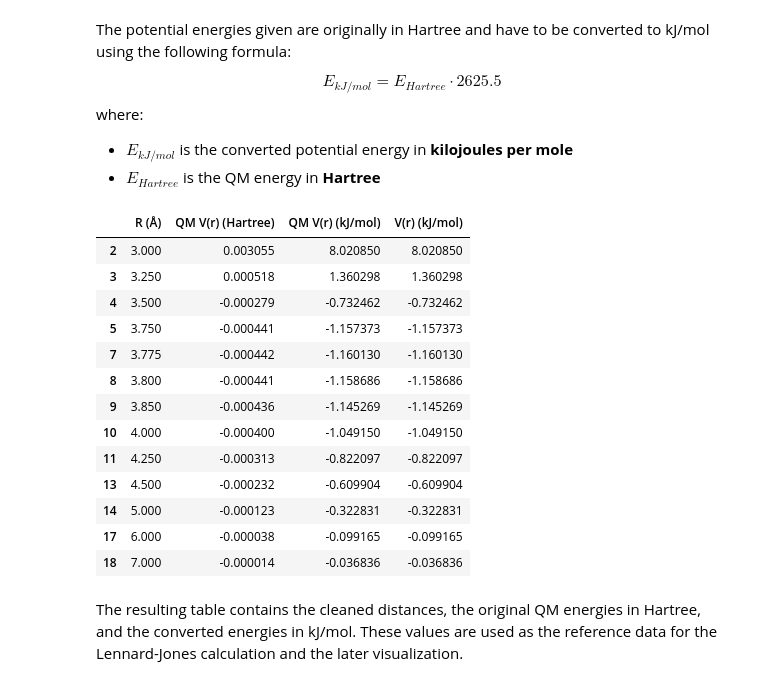
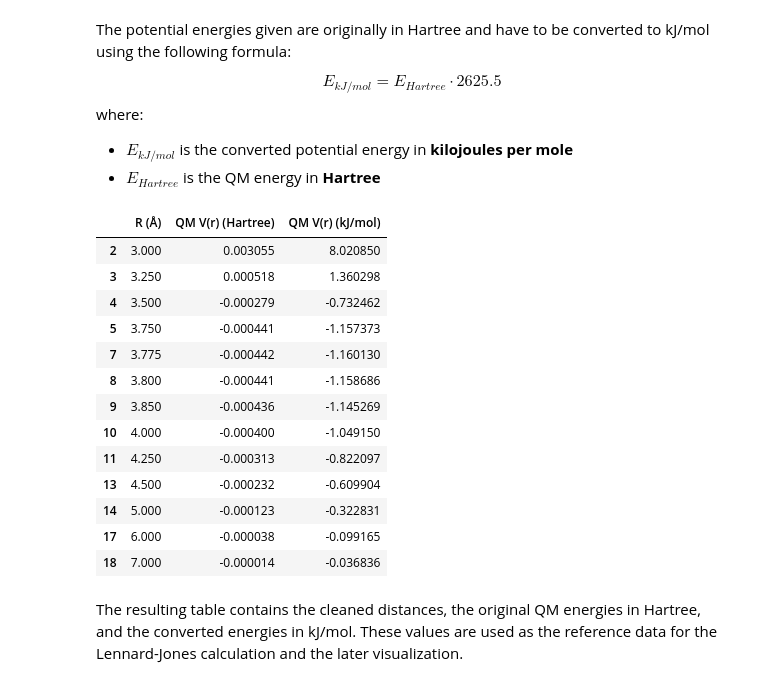
Before and after one commit to CowsGottaMoo/JupyterLabVSC, a Jupyter notebook: Scientific Programming with Python/homework/homework_3/the_interaction_between_two_atoms.ipynb, the cells around one changed output. Cells and saved outputs as stored; diff of their text form; code cells hidden in the pictures.

```diff
--- a/Scientific Programming with Python/homework/homework_3/the_interaction_between_two_atoms.ipynb
+++ b/Scientific Programming with Python/homework/homework_3/the_interaction_between_two_atoms.ipynb
@@ -28,24 +28,24 @@ where:
 - $E_{kJ/mol}$ is the converted potential energy in **kilojoules per mole**
 - $E_{Hartree}$ is the QM energy in **Hartree**
 # %%
-ar2_calculations["V(r) (kJ/mol)"] = ar2_calculations["QM V(r) (Hartree)"] * 2625.5
+ar2_calculations["QM V(r) (kJ/mol)"] = ar2_calculations["QM V(r) (Hartree)"] * 2625.5
 
 ar2_calculations
 # %% [output]
-|  | R (Å) | QM V(r) (Hartree) | QM V(r) (kJ/mol) | V(r) (kJ/mol) |
-| 2 | 3.000 | 0.003055 | 8.020850 | 8.020850 |
-| 3 | 3.250 | 0.000518 | 1.360298 | 1.360298 |
-| 4 | 3.500 | -0.000279 | -0.732462 | -0.732462 |
-| 5 | 3.750 | -0.000441 | -1.157373 | -1.157373 |
-| 7 | 3.775 | -0.000442 | -1.160130 | -1.160130 |
-| 8 | 3.800 | -0.000441 | -1.158686 | -1.158686 |
-| 9 | 3.850 | -0.000436 | -1.145269 | -1.145269 |
-| 10 | 4.000 | -0.000400 | -1.049150 | -1.049150 |
-| 11 | 4.250 | -0.000313 | -0.822097 | -0.822097 |
-| 13 | 4.500 | -0.000232 | -0.609904 | -0.609904 |
-| 14 | 5.000 | -0.000123 | -0.322831 | -0.322831 |
-| 17 | 6.000 | -0.000038 | -0.099165 | -0.099165 |
-| 18 | 7.000 | -0.000014 | -0.036836 | -0.036836 |
+|  | R (Å) | QM V(r) (Hartree) | QM V(r) (kJ/mol) |
+| 2 | 3.000 | 0.003055 | 8.020850 |
+| 3 | 3.250 | 0.000518 | 1.360298 |
+| 4 | 3.500 | -0.000279 | -0.732462 |
+| 5 | 3.750 | -0.000441 | -1.157373 |
+| 7 | 3.775 | -0.000442 | -1.160130 |
+| 8 | 3.800 | -0.000441 | -1.158686 |
+| 9 | 3.850 | -0.000436 | -1.145269 |
+| 10 | 4.000 | -0.000400 | -1.049150 |
+| 11 | 4.250 | -0.000313 | -0.822097 |
+| 13 | 4.500 | -0.000232 | -0.609904 |
+| 14 | 5.000 | -0.000123 | -0.322831 |
+| 17 | 6.000 | -0.000038 | -0.099165 |
+| 18 | 7.000 | -0.000014 | -0.036836 |
 # %% [markdown]
 The resulting table contains the cleaned distances, the original QM energies in Hartree, and the converted energies in kJ/mol. These values are used as the reference data for the Lennard-Jones calculation and the later visualization.
 # %% [markdown]
```
Also changed, not shown: parts of 3 cells of this notebook, 2 other files.
